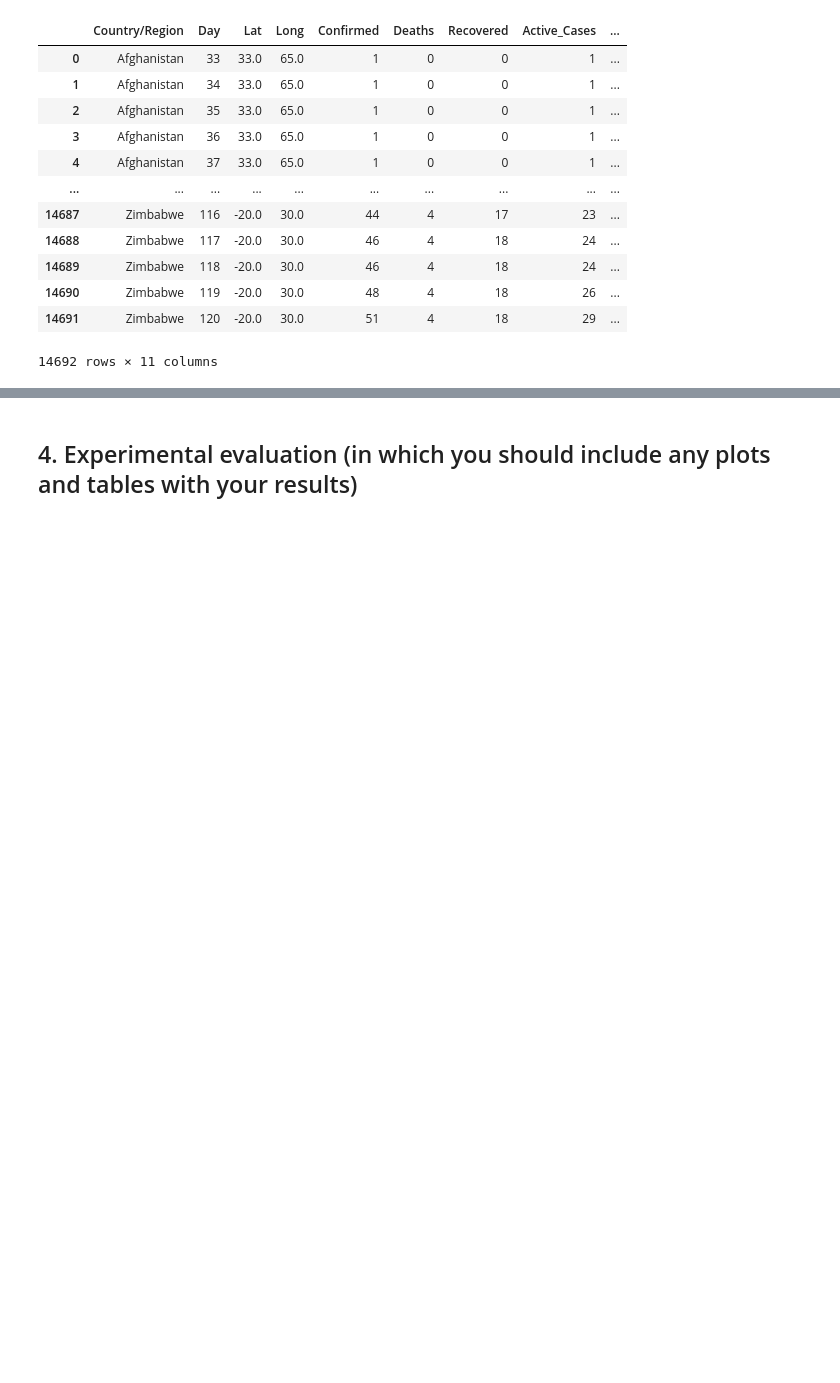
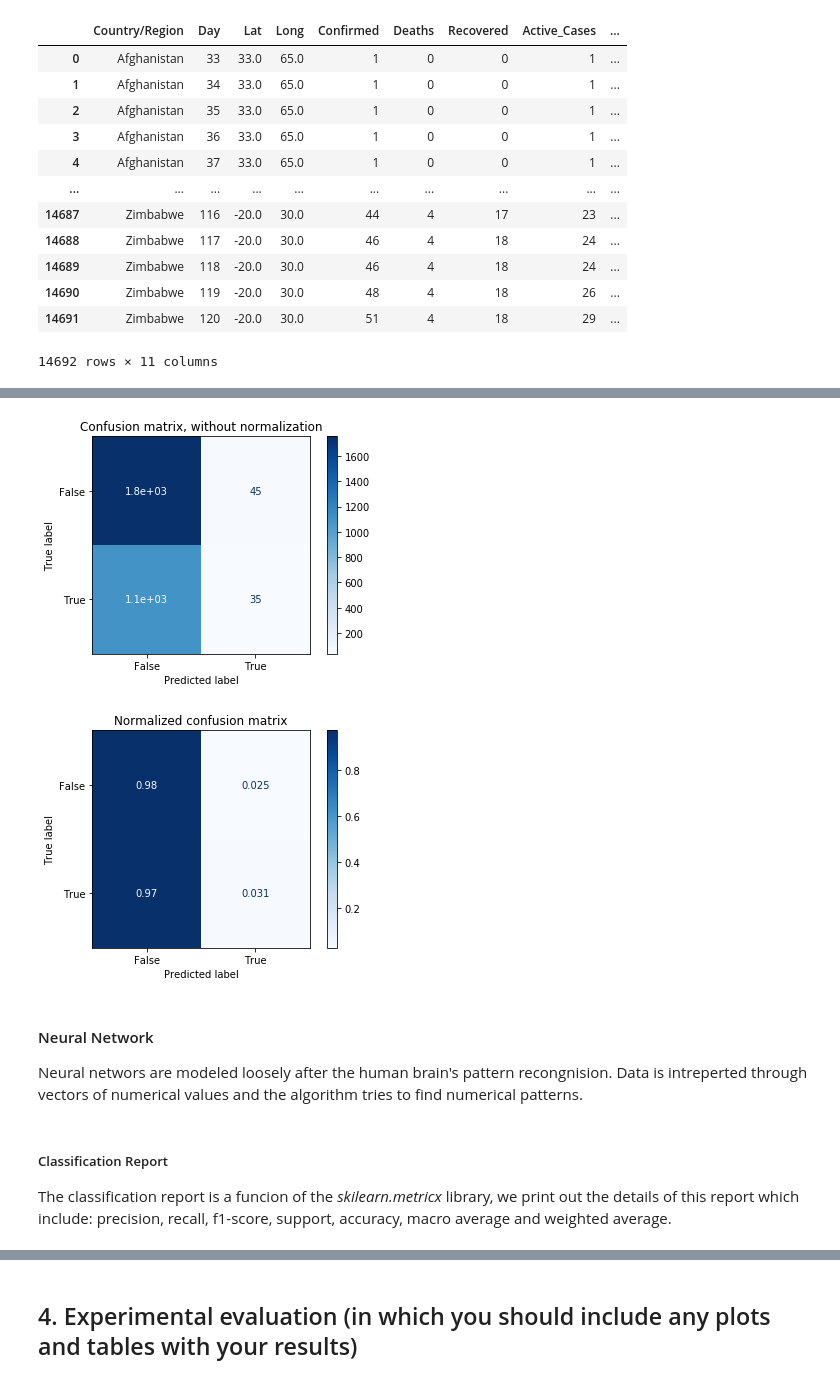
Before and after one commit to HugoFernandes2343/IART_Project2, a Jupyter notebook: Notebook IART.ipynb, the cells around one changed output, grey strips where cells are left out. Drawn from its saved outputs; the diff is of its cells as text; code cells hidden in the pictures; blank space fills up the shorter version.

Commit message:
All algorithms implemented

```diff
--- a/Notebook IART.ipynb
+++ b/Notebook IART.ipynb
@@ -337,0 +422,11 @@ weighted avg       0.64      0.64      0.64      2939
+# %%
+from sklearn.svm import SVC
+from sklearn import svm
+
+start_time_SVM = timeit.default_timer()
+
+svmc = svm.SVC()
+svmc.fit(X_train,y_train)
+pred_svmc = svmc.predict(X_test)
+
+elapsed_svm = timeit.default_timer() - start_time_SVM
@@ -337,0 +453,19 @@ weighted avg       0.64      0.64      0.64      2939
+# %%
+class_names = ['False','True']
+# Plot non-normalized confusion matrix
+titles_options = [("Confusion matrix, without normalization", None),
+                  ("Normalized confusion matrix", 'true')]
+for title, normalize in titles_options:
+    disp = plot_confusion_matrix(svmc, X_test, y_test,
+                                 display_labels=class_names,
+                                 cmap=plt.cm.Blues,
+                                 normalize=normalize)
+    disp.ax_.set_title(title)
+plt.show()
+# %% [output]
+[figure, added]
+[figure, added]
+# %% [markdown]
+#### Neural Network
+
+Neural networs are modeled loosely after the human brain's pattern recongnision. Data is intreperted through vectors of numerical values and the algorithm tries to find numerical patterns.
@@ -337,0 +482,3 @@ weighted avg       0.64      0.64      0.64      2939
+# %% [markdown]
+##### Classification Report
+The classification report is a funcion of the *skilearn.metricx* library, we print out the details of this report which include: precision, recall, f1-score, support, accuracy, macro average and weighted average.
```
Also changed, not shown: parts of 44 cells of this notebook.
